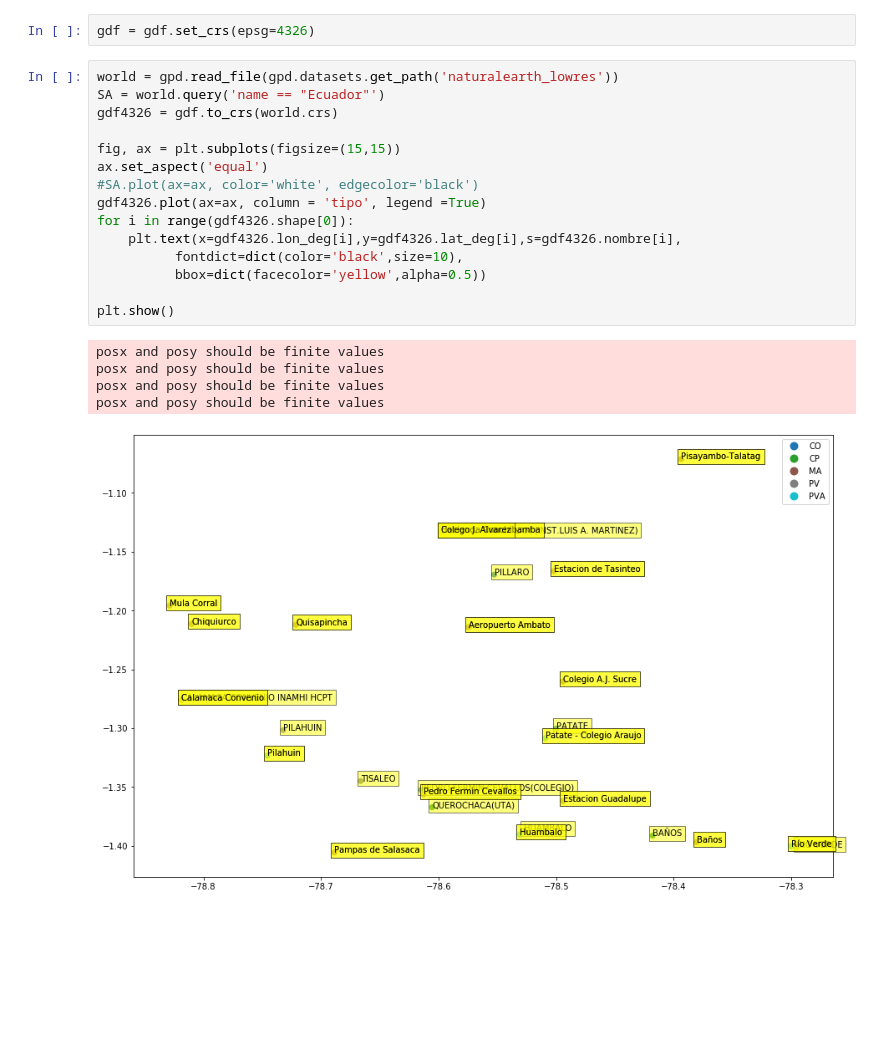
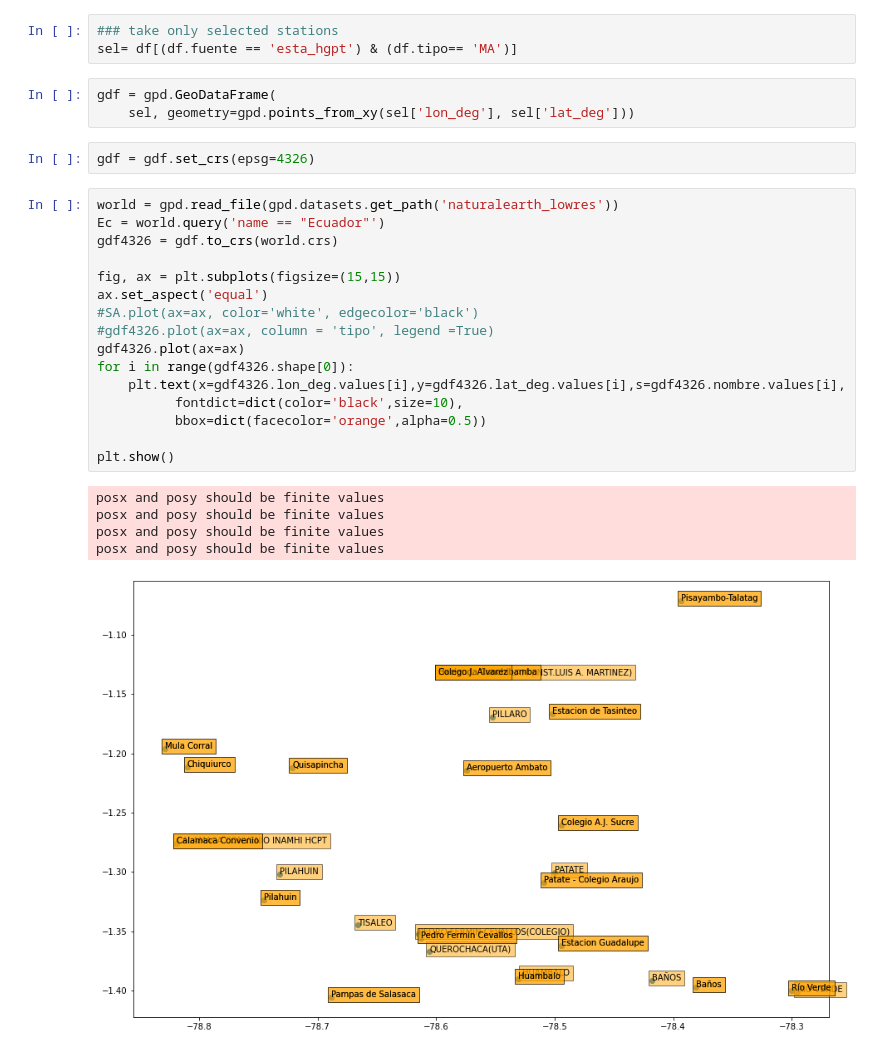
Before and after one commit to tamaramegan/frost_prediction_ml, a Jupyter notebook: Map.ipynb, the cells around one changed output. Saved outputs shown, nothing was run; the diff lists cells and outputs as text; blank space fills up the shorter version.

```diff
--- a/Map.ipynb
+++ b/Map.ipynb
@@ -85,25 +64,32 @@ df['lat_deg'] = df['lat_deg'].replace({float("inf"): np.nan})
 gdf = gpd.GeoDataFrame(
     df, geometry=gpd.points_from_xy(df['lon_deg'], df['lat_deg']))
+# %%
+### take only selected stations
+sel= df[(df.fuente == 'esta_hgpt') & (df.tipo== 'MA')]
+# %%
+gdf = gpd.GeoDataFrame(
+    sel, geometry=gpd.points_from_xy(sel['lon_deg'], sel['lat_deg']))
 # %%
 gdf = gdf.set_crs(epsg=4326)
 # %%
 world = gpd.read_file(gpd.datasets.get_path('naturalearth_lowres'))
-SA = world.query('name == "Ecuador"')
+Ec = world.query('name == "Ecuador"')
 gdf4326 = gdf.to_crs(world.crs)
 
 fig, ax = plt.subplots(figsize=(15,15))
 ax.set_aspect('equal')
 #SA.plot(ax=ax, color='white', edgecolor='black')
-gdf4326.plot(ax=ax, column = 'tipo', legend =True)
+#gdf4326.plot(ax=ax, column = 'tipo', legend =True)
+gdf4326.plot(ax=ax)
 for i in range(gdf4326.shape[0]):
-    plt.text(x=gdf4326.lon_deg[i],y=gdf4326.lat_deg[i],s=gdf4326.nombre[i],
+    plt.text(x=gdf4326.lon_deg.values[i],y=gdf4326.lat_deg.values[i],s=gdf4326.nombre.values[i],
           fontdict=dict(color='black',size=10),
-          bbox=dict(facecolor='yellow',alpha=0.5))
+          bbox=dict(facecolor='orange',alpha=0.5))
 
 plt.show()
 # %% [output]
 posx and posy should be finite values
 posx and posy should be finite values
 posx and posy should be finite values
 posx and posy should be finite values
-[figure, old version]
+[figure, new version]
```
Also changed, not shown: parts of 22 cells of this notebook, 5 other files.
